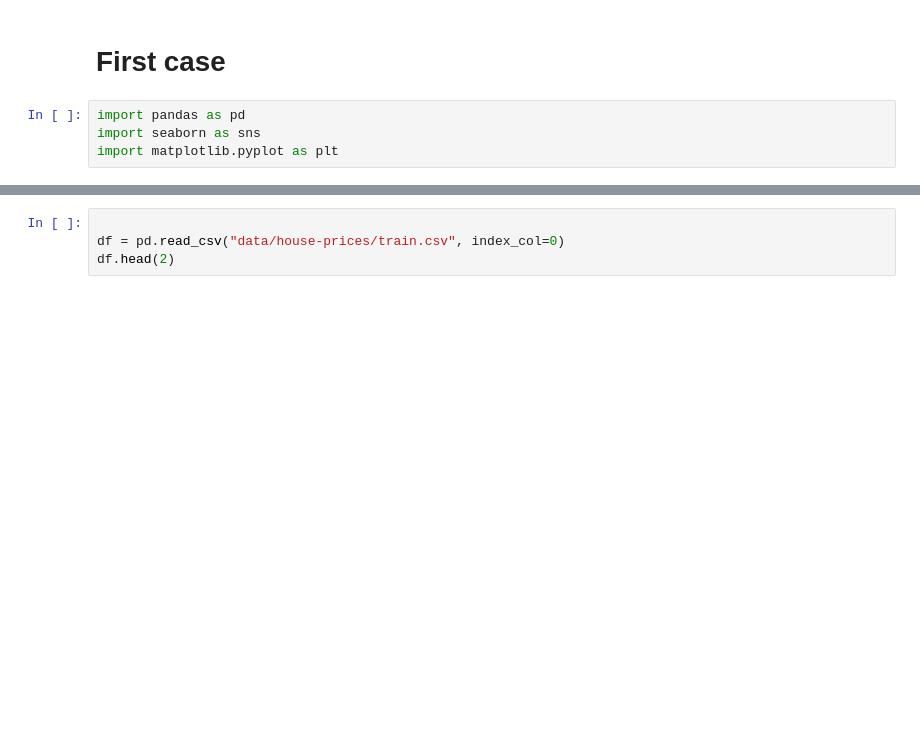
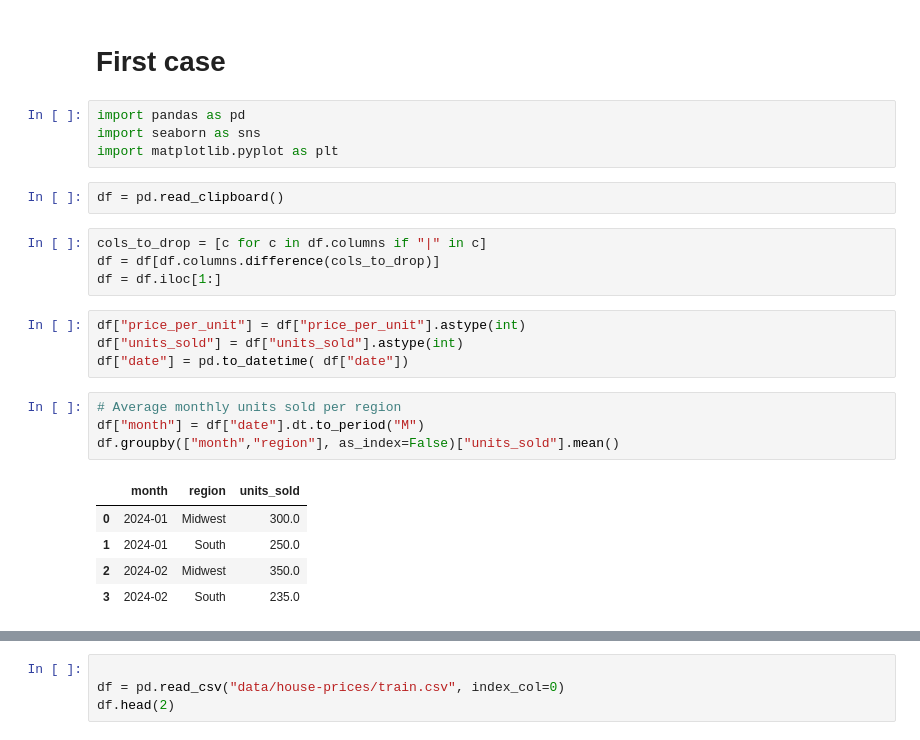
Before and after one commit to lohraspco/data-science, a Jupyter notebook: interview/pythonprep_data_science.ipynb, the cells around one changed output, grey strips where cells are left out. Saved outputs shown, nothing was run; the diff lists cells and outputs as text; blank space fills up the shorter version.

```diff
--- a/interview/pythonprep_data_science.ipynb
+++ b/interview/pythonprep_data_science.ipynb
@@ -4,3 +4,23 @@
 import pandas as pd
 import seaborn as sns
 import matplotlib.pyplot as plt
+# %%
+df = pd.read_clipboard()
+# %%
+cols_to_drop = [c for c in df.columns if "|" in c]
+df = df[df.columns.difference(cols_to_drop)]
+df = df.iloc[1:]
+# %%
+df["price_per_unit"] = df["price_per_unit"].astype(int)
+df["units_sold"] = df["units_sold"].astype(int)
+df["date"] = pd.to_datetime( df["date"])
+# %%
+# Average monthly units sold per region
+df["month"] = df["date"].dt.to_period("M")
+df.groupby(["month","region"], as_index=False)["units_sold"].mean()
+# %% [output]
+|  | month | region | units_sold |
+| 0 | 2024-01 | Midwest | 300.0 |
+| 1 | 2024-01 | South | 250.0 |
+| 2 | 2024-02 | Midwest | 350.0 |
+| 3 | 2024-02 | South | 235.0 |
```
Also changed, not shown: parts of 4 cells of this notebook, 12 other files.
